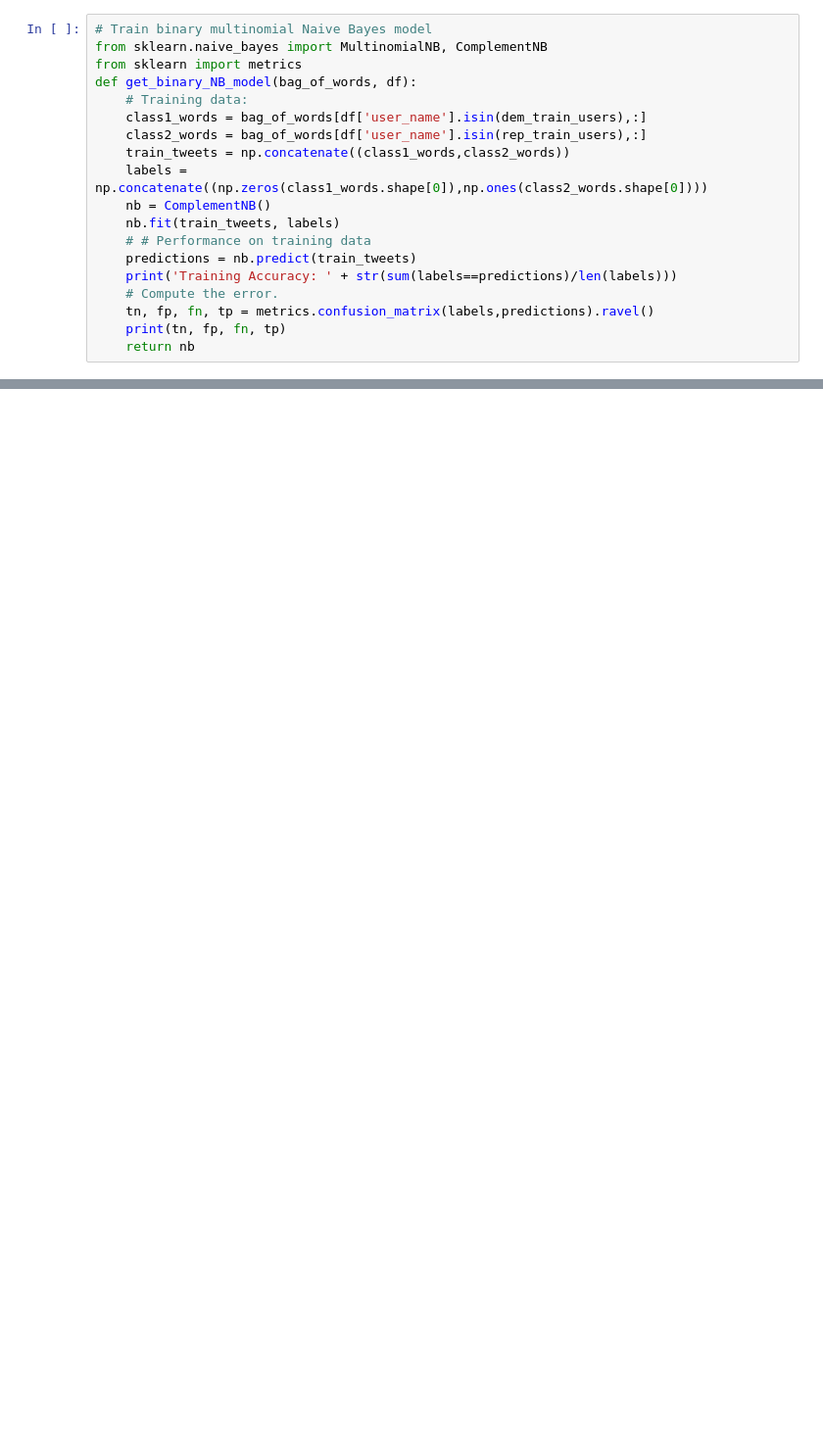
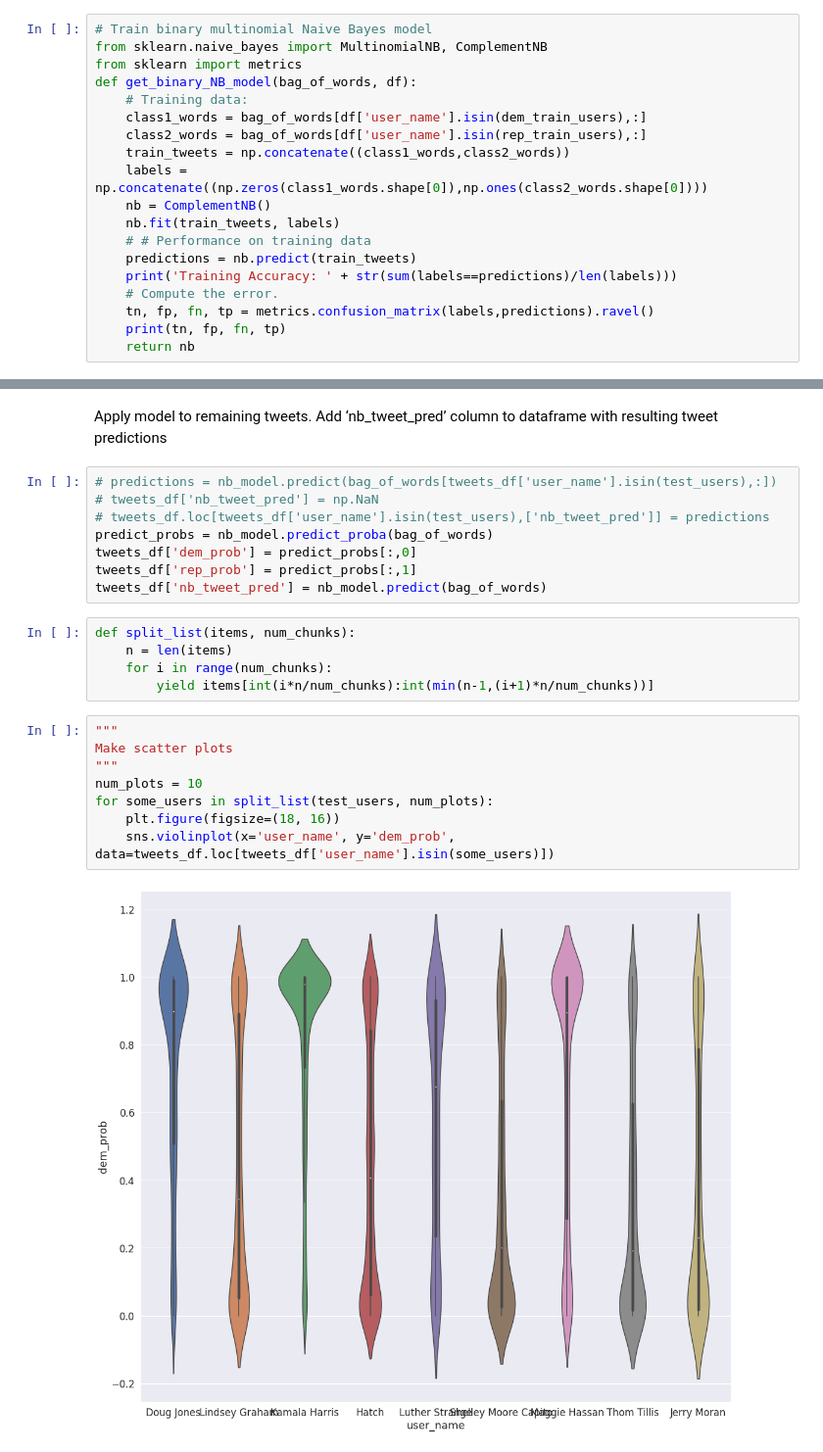
Before and after one commit to zchao3LA/MediaSentiment, a Jupyter notebook: code/LeftRightTwitter.ipynb, the cells around one changed output, grey strips where cells are left out. Shown at 98% size. Saved outputs shown, nothing was run; the diff lists cells and outputs as text; blank space fills up the shorter version.

Commit message:
new data

```diff
--- a/code/LeftRightTwitter.ipynb
+++ b/code/LeftRightTwitter.ipynb
@@ -98,0 +103,25 @@ nb_model = get_binary_NB_model(bag_of_words, tweets_df)
+# %% [markdown]
+Apply model to remaining tweets. Add ‘nb_tweet_pred’ column to dataframe with resulting tweet predictions
+# %%
+# predictions = nb_model.predict(bag_of_words[tweets_df['user_name'].isin(test_users),:])
+# tweets_df['nb_tweet_pred'] = np.NaN
+# tweets_df.loc[tweets_df['user_name'].isin(test_users),['nb_tweet_pred']] = predictions
+predict_probs = nb_model.predict_proba(bag_of_words)
+tweets_df['dem_prob'] = predict_probs[:,0]
+tweets_df['rep_prob'] = predict_probs[:,1]
+tweets_df['nb_tweet_pred'] = nb_model.predict(bag_of_words)
+# %%
+def split_list(items, num_chunks):
+    n = len(items)
+    for i in range(num_chunks):
+        yield items[int(i*n/num_chunks):int(min(n-1,(i+1)*n/num_chunks))]
+# %%
+"""
+Make scatter plots
+"""
+num_plots = 10
+for some_users in split_list(test_users, num_plots):
+    plt.figure(figsize=(18, 16))
+    sns.violinplot(x='user_name', y='dem_prob', data=tweets_df.loc[tweets_df['user_name'].isin(some_users)])
+# %% [output]
+[figure, added]
```
Also changed, not shown: parts of 22 cells of this notebook, 2 other files.
